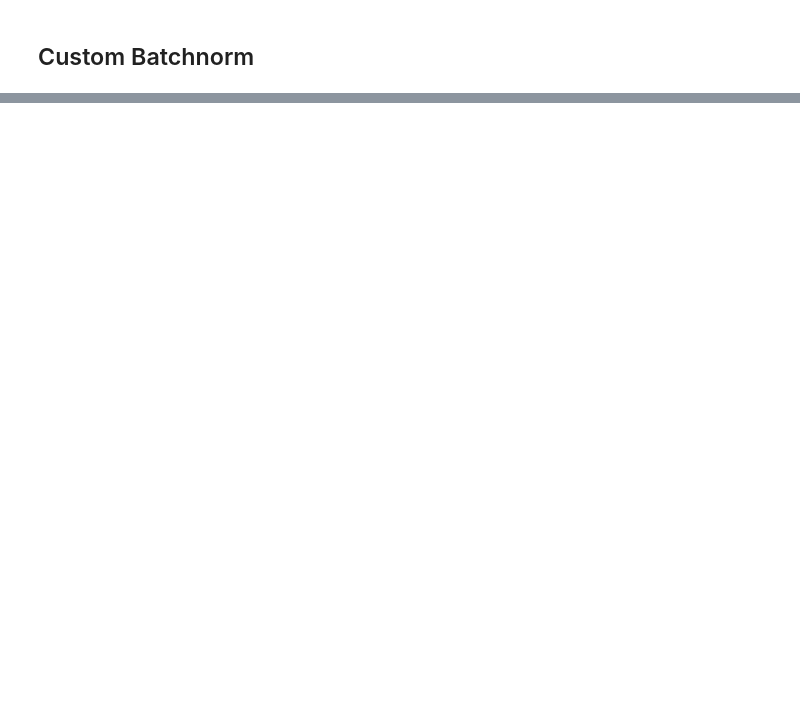
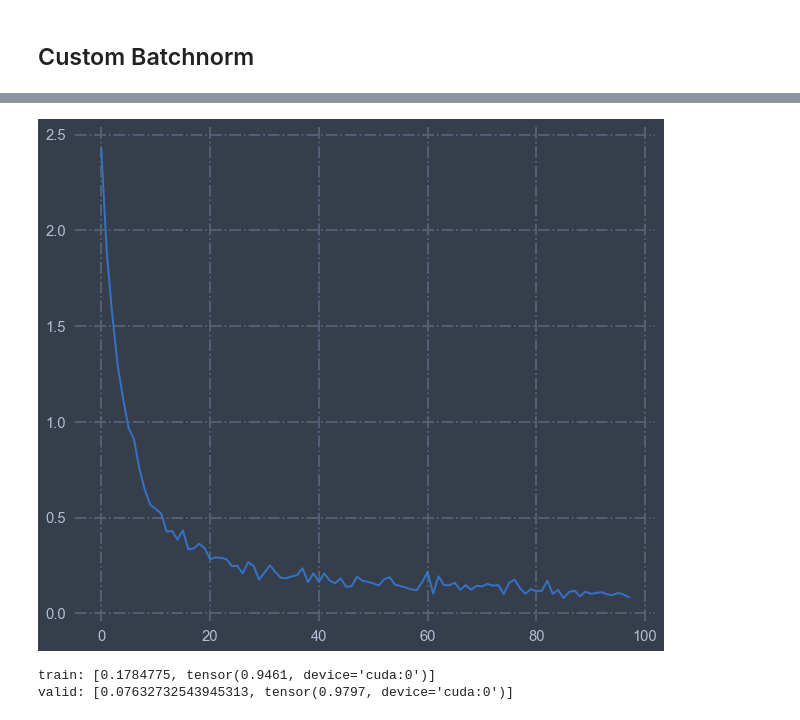
Before and after one commit to gokul-subbu/dl, a Jupyter notebook: 05_batchnorm.ipynb, the cells around one changed output, grey strips where cells are left out. Saved outputs shown, nothing was run; the diff lists cells and outputs as text; code cells hidden in the pictures; blank space fills up the shorter version.

```diff
--- a/05_batchnorm.ipynb
+++ b/05_batchnorm.ipynb
@@ -129,0 +231,8 @@ valid: [0.17666099853515624, tensor(0.9455, device='cuda:0')]
+# %%
+def conv_rbn(ni, nf, ks=3, stride=2, bn=True, **kwargs):
+    layers = [nn.Conv2d(ni, nf, ks, padding=ks//2, stride=stride, bias=not bn),
+              GeneralRelu(**kwargs)]
+    if bn: layers.append(RunningBatchNorm(nf))
+    return nn.Sequential(*layers)
+# %%
+learn,run = get_learn_run(nfs, data, 0.4, conv_rbn, cbs=cbfs)
@@ -129,0 +245,4 @@ valid: [0.17666099853515624, tensor(0.9455, device='cuda:0')]
+# %%
+run.recorder.plot_loss()
+# %% [output]
+[figure, added]
@@ -129,0 +254,5 @@ valid: [0.17666099853515624, tensor(0.9455, device='cuda:0')]
+# %%
+run.fit(1, learn)
+# %% [output]
+train: [0.1784775, tensor(0.9461, device='cuda:0')]
+valid: [0.07632732543945313, tensor(0.9797, device='cuda:0')]
```
Also changed, not shown: parts of 18 cells of this notebook, 1 other file.
